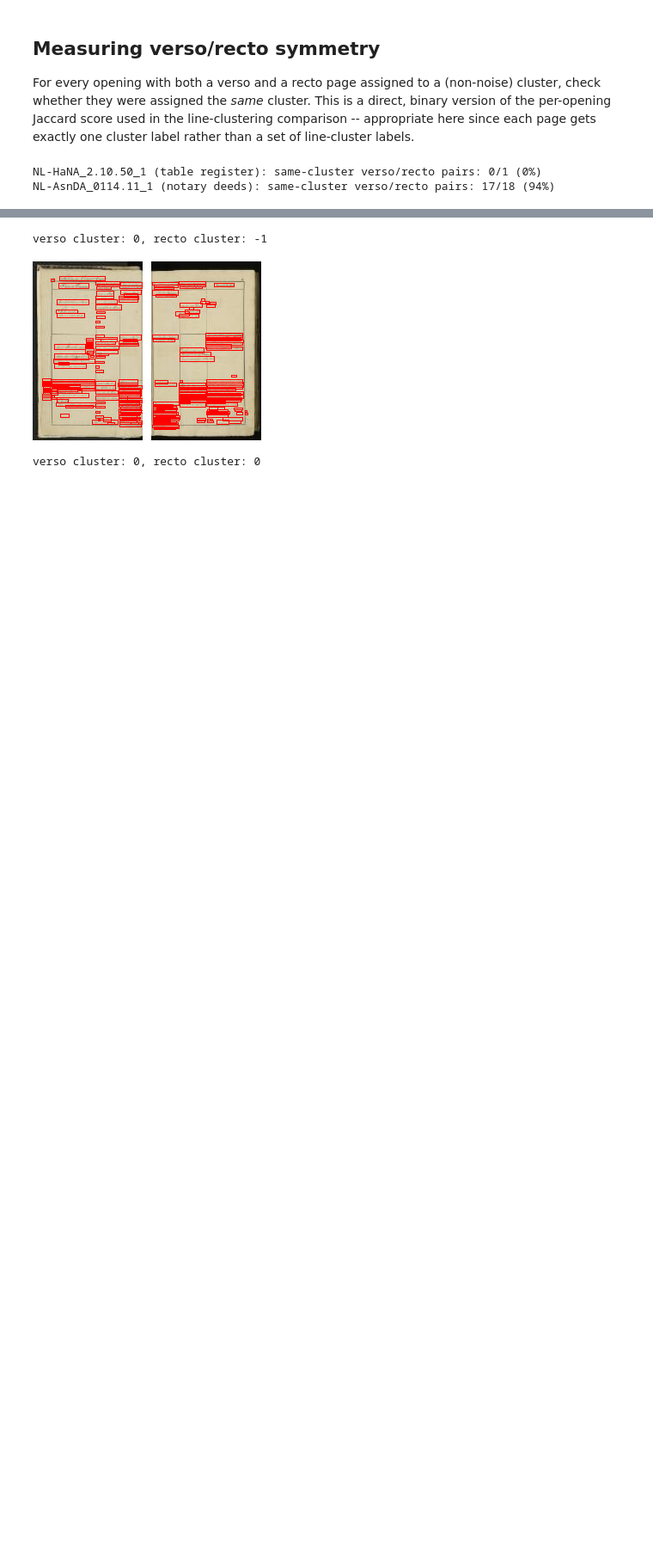
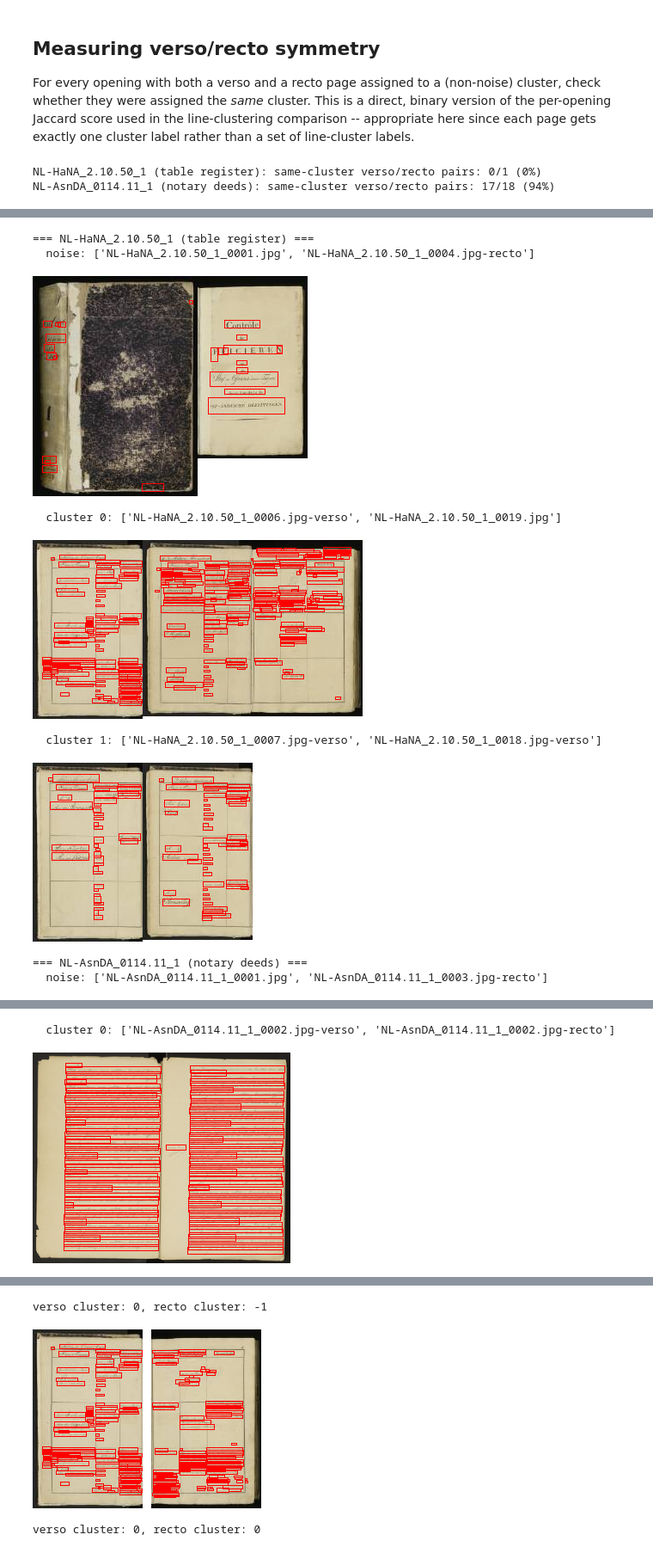
Before and after one commit to Data-Scopes/archival-structures, a Jupyter notebook: notebooks/demo/page-layout-clustering-table-vs-deeds-demo.ipynb, the cells around one changed output, grey strips where cells are left out. Shown at 86% size. Drawn from its saved outputs; the diff is of its cells as text; code cells hidden in the pictures; blank space fills up the shorter version.

```diff
--- a/notebooks/demo/page-layout-clustering-table-vs-deeds-demo.ipynb
+++ b/notebooks/demo/page-layout-clustering-table-vs-deeds-demo.ipynb
@@ -207,6 +214,25 @@ def draw_page_outline(page, info):
     return image
 
 
+def show_cluster_examples(info, cluster_id, n=2):
+    """Two example pages from `info['clusters'] == cluster_id`, side by side."""
+    clusters = info['clusters']
+    page_ids = clusters[clusters == cluster_id].index[:n]
+    label = 'noise' if cluster_id == -1 else f'cluster {cluster_id}'
+    print(f"  {label}: {list(page_ids)}")
+    images = [draw_page_outline(info['page_by_id'][page_id], info) for page_id in page_ids]
+    if not images:
+        return None
+    width = sum(im.width for im in images)
+    height = max(im.height for im in images)
+    combined = Image.new('RGB', (width, height), 'white')
+    x = 0
+    for im in images:
+        combined.paste(im, (x, 0))
+        x += im.width
+    return combined
+
+
 def show_example_opening(info):
     verso = next(page for page in info['pages']
                  if page.id.endswith('-verso') and info['clusters'][page.id] != -1)
@@ -219,3 +245,20 @@ def show_example_opening(info):
     combined.paste(verso_im, (0, 0))
     combined.paste(recto_im, (verso_im.width + 10, 0))
     return combined
+# %%
+from IPython.display import display
+
+for inv_num, info in CORPORA.items():
+    print(f"=== {inv_num} ({info['label']}) ===")
+    for cluster_id in sorted(info['clusters'].unique()):
+        display(show_cluster_examples(info, cluster_id))
+# %% [output]
+=== NL-HaNA_2.10.50_1 (table register) ===
+  noise: ['NL-HaNA_2.10.50_1_0001.jpg', 'NL-HaNA_2.10.50_1_0004.jpg-recto']
+[figure, added]
+  cluster 0: ['NL-HaNA_2.10.50_1_0006.jpg-verso', 'NL-HaNA_2.10.50_1_0019.jpg']
+[figure, added]
+  cluster 1: ['NL-HaNA_2.10.50_1_0007.jpg-verso', 'NL-HaNA_2.10.50_1_0018.jpg-verso']
+[figure, added]
+=== NL-AsnDA_0114.11_1 (notary deeds) ===
+  noise: ['NL-AsnDA_0114.11_1_0001.jpg', 'NL-AsnDA_0114.11_1_0003.jpg-recto']
@@ -221,0 +266,2 @@ def show_example_opening(info):
+  cluster 0: ['NL-AsnDA_0114.11_1_0002.jpg-verso', 'NL-AsnDA_0114.11_1_0002.jpg-recto']
+[figure, added]
```
Also changed, not shown: parts of 3 cells of this notebook, 15 other files.
